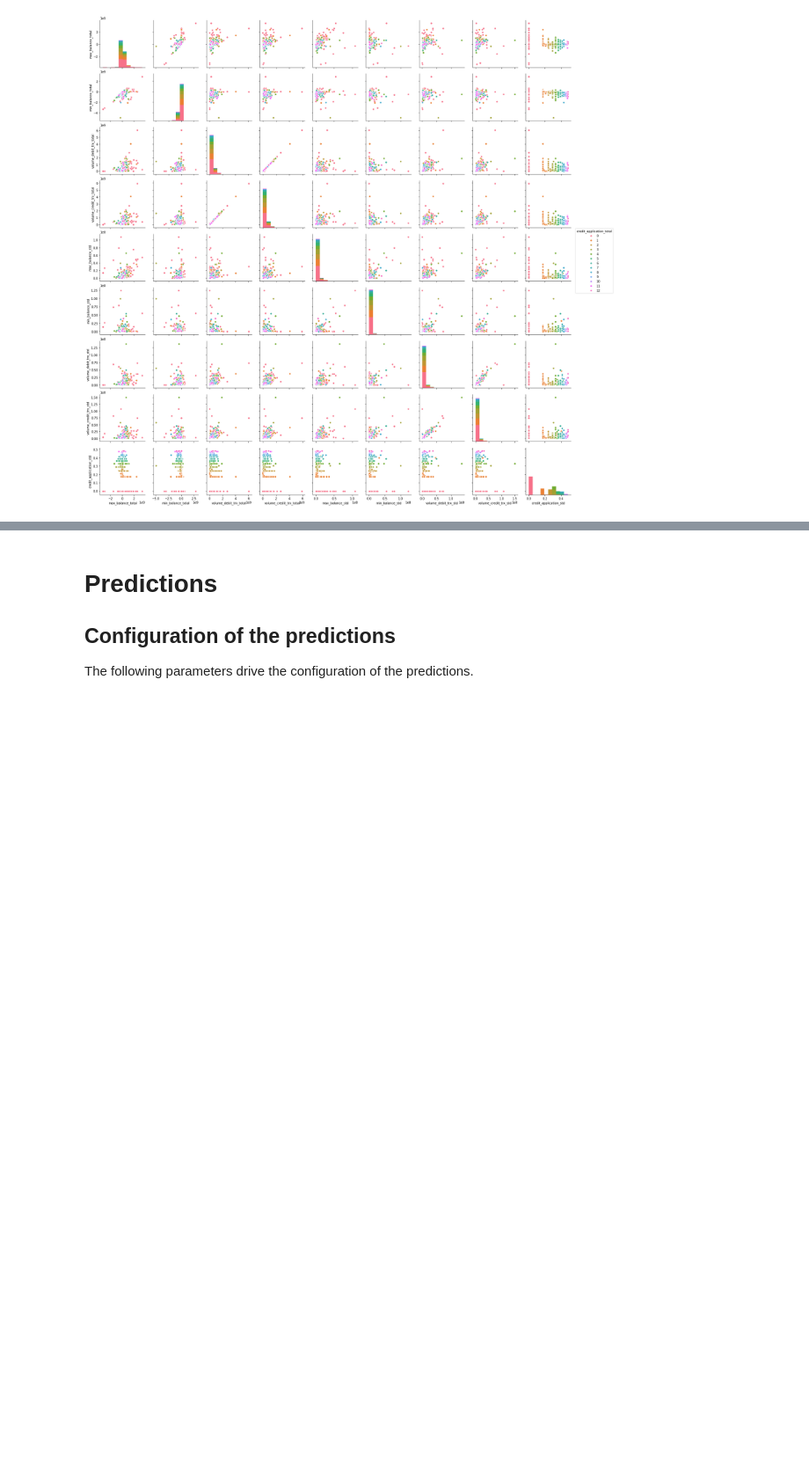
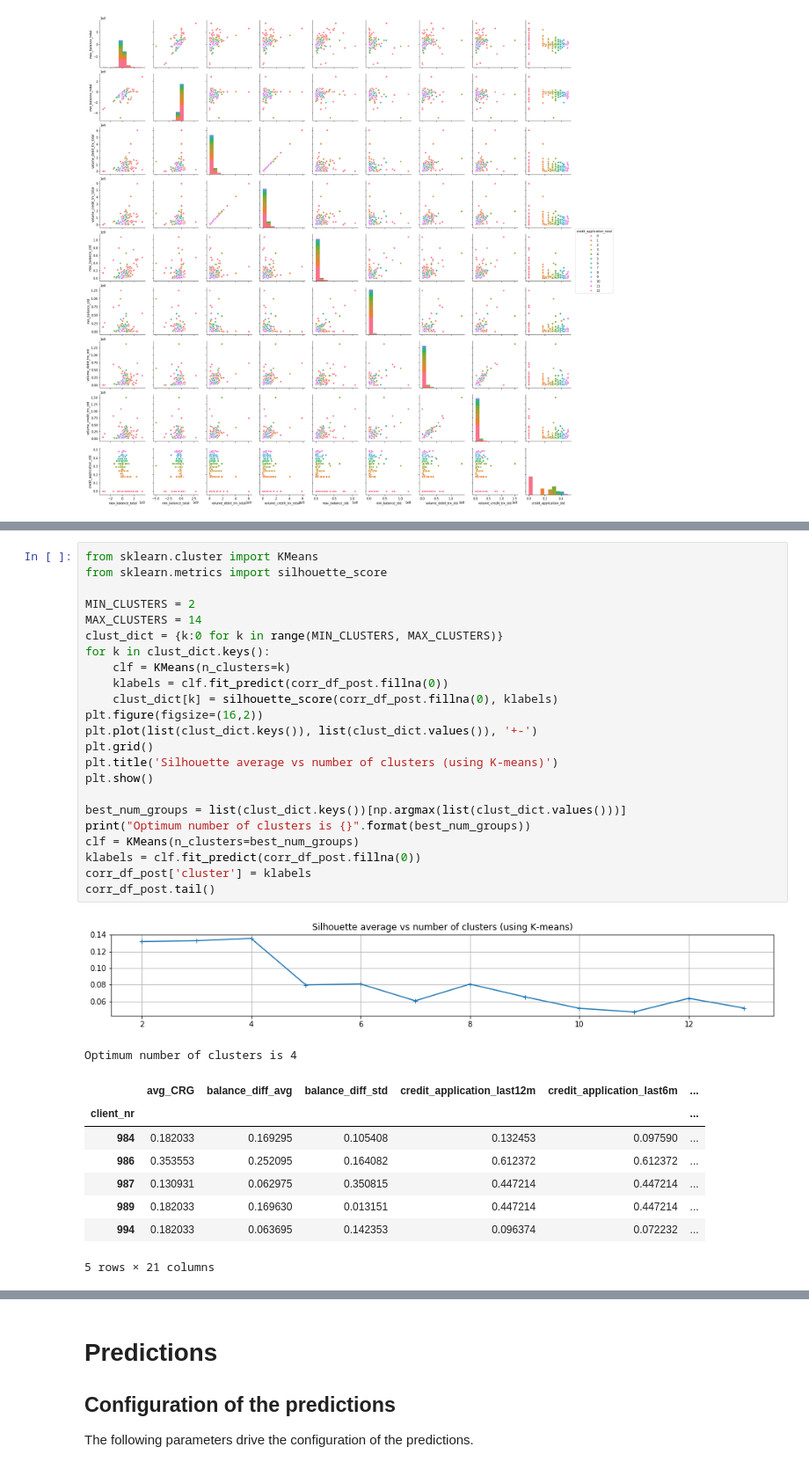
Before and after one commit to drublackberry/ABN, a Jupyter notebook: proposed_solution.ipynb, the cells around one changed output, grey strips where cells are left out. Shown at 88% size. Cells and saved outputs as stored; diff of their text form; blank space fills up the shorter version.

```diff
--- a/proposed_solution.ipynb
+++ b/proposed_solution.ipynb
@@ -218,0 +294,34 @@ plt.show()
+# %%
+from sklearn.cluster import KMeans
+from sklearn.metrics import silhouette_score
+
+MIN_CLUSTERS = 2
+MAX_CLUSTERS = 14
+clust_dict = {k:0 for k in range(MIN_CLUSTERS, MAX_CLUSTERS)}
+for k in clust_dict.keys():
+    clf = KMeans(n_clusters=k)
+    klabels = clf.fit_predict(corr_df_post.fillna(0))
+    clust_dict[k] = silhouette_score(corr_df_post.fillna(0), klabels)
+plt.figure(figsize=(16,2))
+plt.plot(list(clust_dict.keys()), list(clust_dict.values()), '+-')
+plt.grid()
+plt.title('Silhouette average vs number of clusters (using K-means)')
+plt.show()
+
+best_num_groups = list(clust_dict.keys())[np.argmax(list(clust_dict.values()))]
+print("Optimum number of clusters is {}".format(best_num_groups))
+clf = KMeans(n_clusters=best_num_groups)
+klabels = clf.fit_predict(corr_df_post.fillna(0))
+corr_df_post['cluster'] = klabels
+corr_df_post.tail()
+# %% [output]
+[figure, added]
+Optimum number of clusters is 4
+|  | avg_CRG | balance_diff_avg | balance_diff_std | credit_application_last12m | credit_application_last6m | ... |
+| client_nr |  |  |  |  |  | ... |
+| 984 | 0.182033 | 0.169295 | 0.105408 | 0.132453 | 0.097590 | ... |
+| 986 | 0.353553 | 0.252095 | 0.164082 | 0.612372 | 0.612372 | ... |
+| 987 | 0.130931 | 0.062975 | 0.350815 | 0.447214 | 0.447214 | ... |
+| 989 | 0.182033 | 0.169630 | 0.013151 | 0.447214 | 0.447214 | ... |
+| 994 | 0.182033 | 0.063695 | 0.142353 | 0.096374 | 0.072232 | ... |
+5 rows × 21 columns
```
Also changed, not shown: parts of 25 cells of this notebook.
